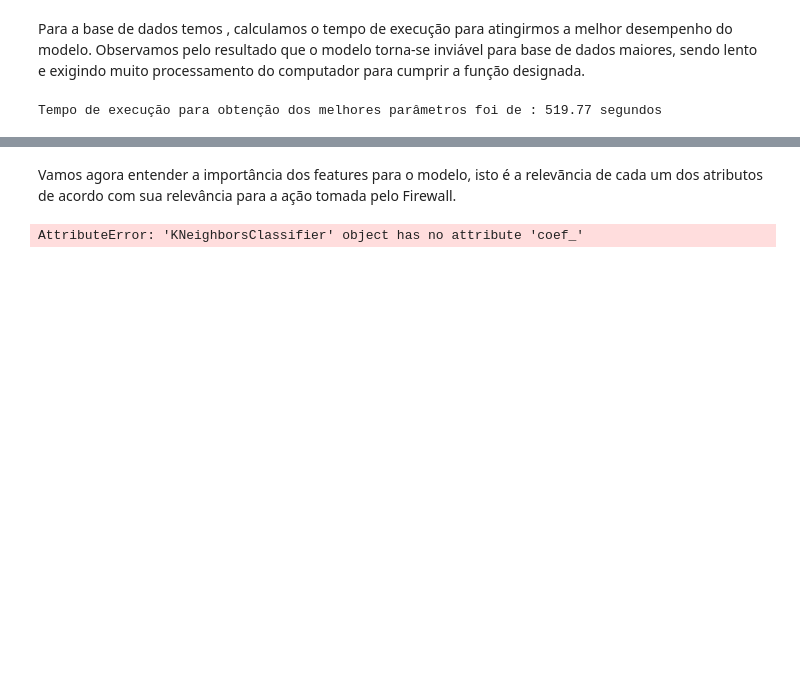
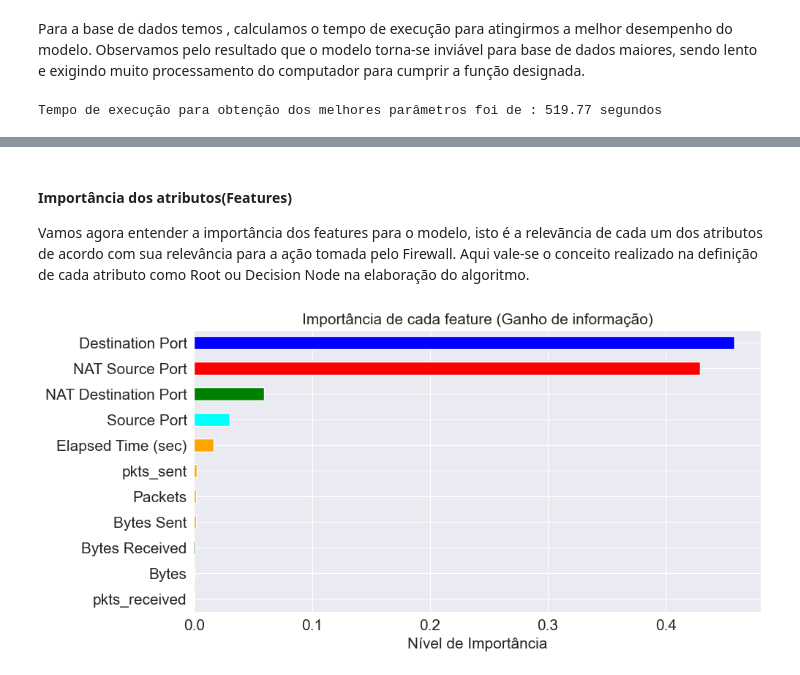
Before and after one commit to leticiacb1/Aviation_Accident_Analysis, a Jupyter notebook: Firewall_Project_Cdados2.ipynb, the cells around one changed output, grey strips where cells are left out. Drawn from its saved outputs; the diff is of its cells as text; code cells hidden in the pictures; blank space fills up the shorter version.

```diff
--- a/Firewall_Project_Cdados2.ipynb
+++ b/Firewall_Project_Cdados2.ipynb
@@ -1443,36 +1781,25 @@ Tempo de execução para obtenção dos melhores parâmetros foi de : 519.77 seg
+# %%
+#Instanciando o modelo com parâmetros selecionados
+arvore = DecisionTreeClassifier(criterion=criterion_best,splitter=splitter_best,
+                                        max_depth=max_depth1,random_state=0).fit(X_train,y_train)
 # %% [markdown]
-Vamos agora entender a importância dos features para o modelo, isto é a relevãncia de cada um dos atributos de acordo com sua relevância para a ação tomada pelo Firewall.
+#### Importância dos atributos(Features)
+
+Vamos agora entender a importância dos features para o modelo, isto é a relevãncia de cada um dos atributos de acordo com sua relevância para a ação tomada pelo Firewall. Aqui vale-se o conceito realizado na definição de cada atributo como Root ou Decision Node na elaboração do algoritmo.
-# %%
-#Fazendo seleção dos atributos utilizados
-features = dados.copy()
-action = dados.Action
-features = features.drop('Action',axis=1)
-X, y = features,action
-
-
-# Construindo uma floresta que estima a importância de cada atributo
-floresta = ExtraTreesClassifier(n_estimators=250,
-                              random_state=0)
-
-#Treinando o semi modelo
-floresta.fit(X, y)
-importancias = floresta.feature_importances_
-desvio = np.std([tree.feature_importances_ for tree in floresta.estimators_],
-             axis=0)
-indices = np.argsort(importancias)
-
-#Traduzindo os indices numéricos para os nomes no dataset
-index=[]
-for i in indices:
-    index.append(features.iloc[:,i].name)
-
-# Plota o nível de importância de cada atributo para o modelo
-plt.figure(figsize=(20,9))
-plt.title("",size=25)
-plt.barh(range(X.shape[1]), importancias[indices],
-       color="r", xerr=desvio[indices], align="center")
-plt.yticks(range(X.shape[1]),index,size=20)
-plt.ylim([-1, X.shape[1]])
-plt.show()
-# %% [output]
-AttributeError: 'KNeighborsClassifier' object has no attribute 'coef_'
+# %%
+#Fazendo seleção dos atributos utilizados
+plt.figure(figsize=(10,5))
+importancia =pd.Series(arvore.feature_importances_,index=X_train.columns)
+importancia = importancia.sort_values()
+#Treinando o semi modelo
+importancia.plot.barh(color=['blue','blue','green','orange','orange','orange',
+                            'orange','cyan','green','red','blue'])
+
+
+# Plota o nível de importância de cada atributo para o modelo
+plt.title("Importância de cada feature (Ganho de informação)",size=15)
+plt.xlabel('Nível de Importância')
+plt.show()
+# importancia
+# %% [output]
+[figure, added]
```
Also changed, not shown: parts of 35 cells of this notebook, 7 other files.
